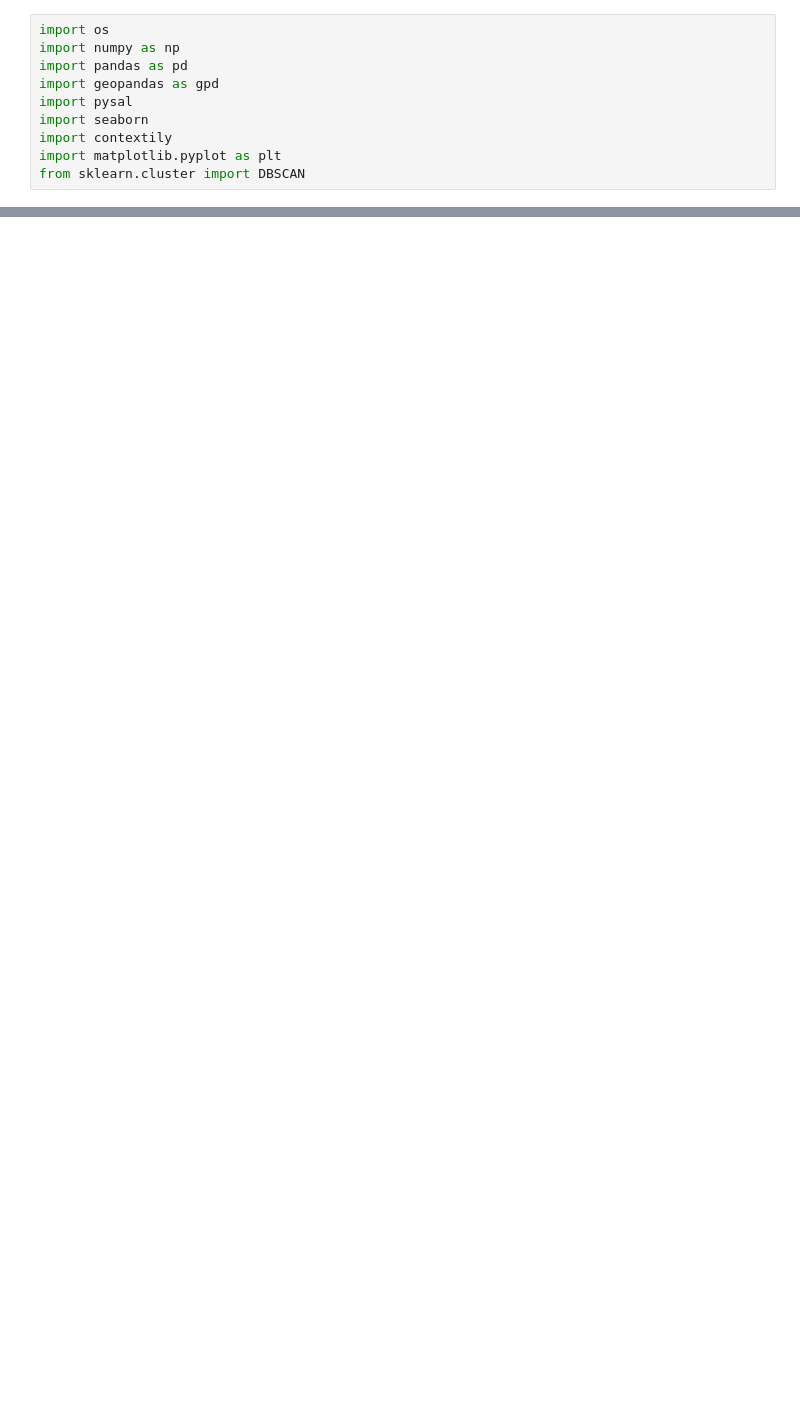
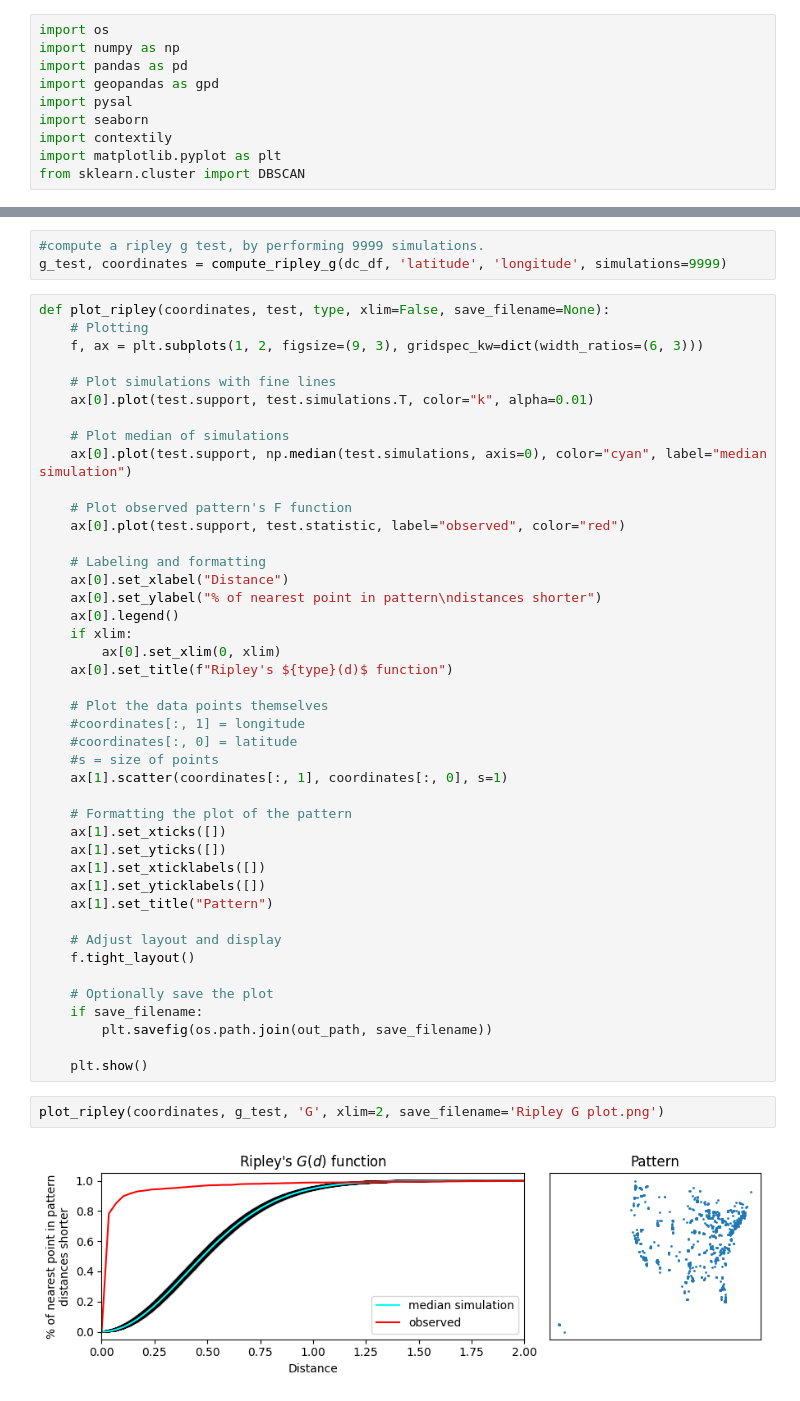
Before and after one commit to trinerye/spatial_exam, a Jupyter notebook: src/ppa.ipynb, the cells around one changed output, grey strips where cells are left out. Drawn from its saved outputs; the diff is of its cells as text; blank space fills up the shorter version.

```diff
--- a/src/ppa.ipynb
+++ b/src/ppa.ipynb
@@ -229,0 +152,50 @@ plt.show()
+# %%
+#compute a ripley g test, by performing 9999 simulations.
+g_test, coordinates = compute_ripley_g(dc_df, 'latitude', 'longitude', simulations=9999)
+# %%
+def plot_ripley(coordinates, test, type, xlim=False, save_filename=None):
+    # Plotting
+    f, ax = plt.subplots(1, 2, figsize=(9, 3), gridspec_kw=dict(width_ratios=(6, 3)))
+
+    # Plot simulations with fine lines
+    ax[0].plot(test.support, test.simulations.T, color="k", alpha=0.01)
+
+    # Plot median of simulations
+    ax[0].plot(test.support, np.median(test.simulations, axis=0), color="cyan", label="median simulation")
+
+    # Plot observed pattern's F function
+    ax[0].plot(test.support, test.statistic, label="observed", color="red")
+
+    # Labeling and formatting
+    ax[0].set_xlabel("Distance")
+    ax[0].set_ylabel("% of nearest point in pattern\ndistances shorter")
+    ax[0].legend()
+    if xlim:
+        ax[0].set_xlim(0, xlim)
+    ax[0].set_title(f"Ripley's ${type}(d)$ function")
+
+    # Plot the data points themselves
+    #coordinates[:, 1] = longitude
+    #coordinates[:, 0] = latitude
+    #s = size of points
+    ax[1].scatter(coordinates[:, 1], coordinates[:, 0], s=1)
+
+    # Formatting the plot of the pattern
+    ax[1].set_xticks([])
+    ax[1].set_yticks([])
+    ax[1].set_xticklabels([])
+    ax[1].set_yticklabels([])
+    ax[1].set_title("Pattern")
+
+    # Adjust layout and display
+    f.tight_layout()
+
+    # Optionally save the plot
+    if save_filename:
+        plt.savefig(os.path.join(out_path, save_filename))
+
+    plt.show()
+# %%
+plot_ripley(coordinates, g_test, 'G', xlim=2, save_filename='Ripley G plot.png')
+# %% [output]
+[figure, added]
```
Also changed, not shown: parts of 21 cells of this notebook.
